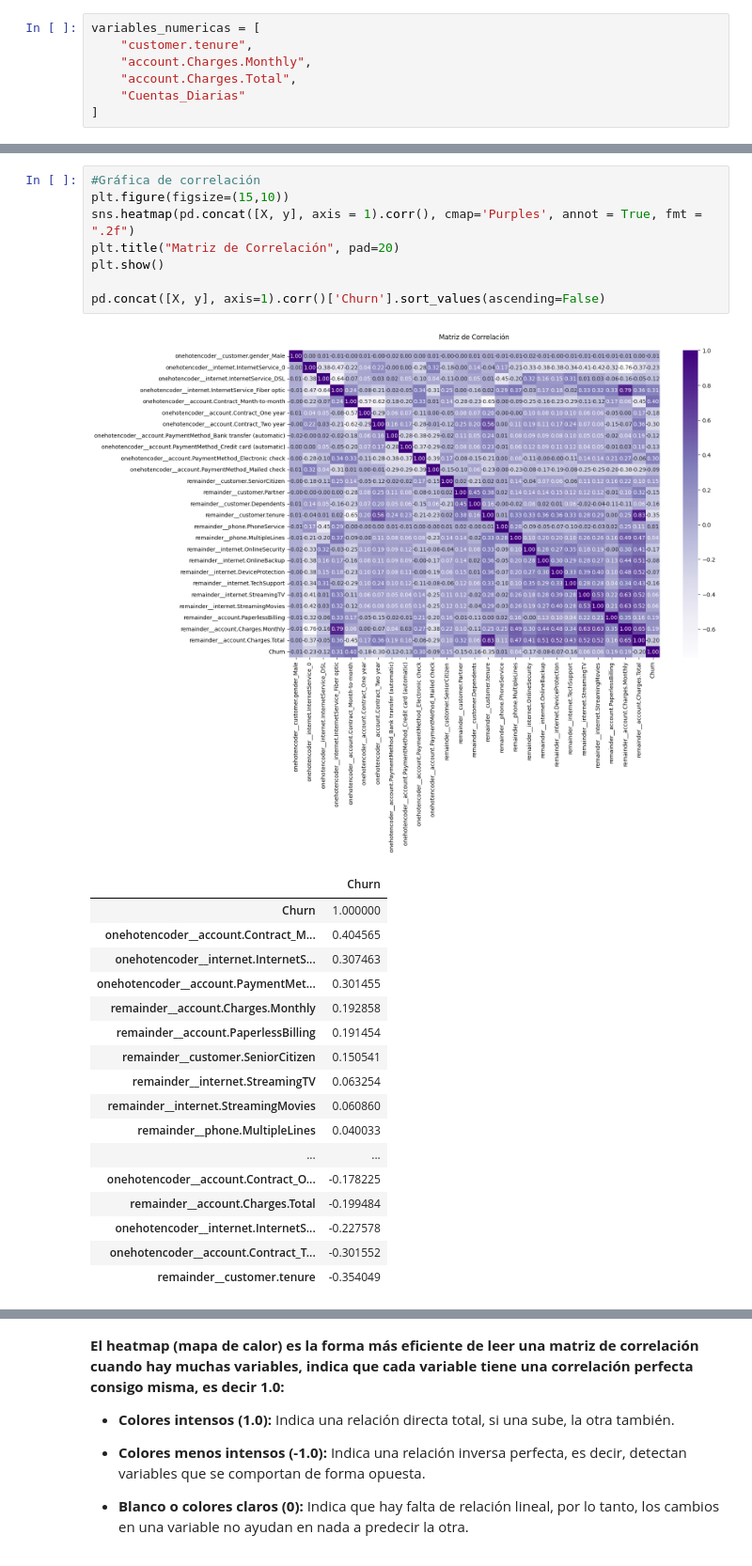
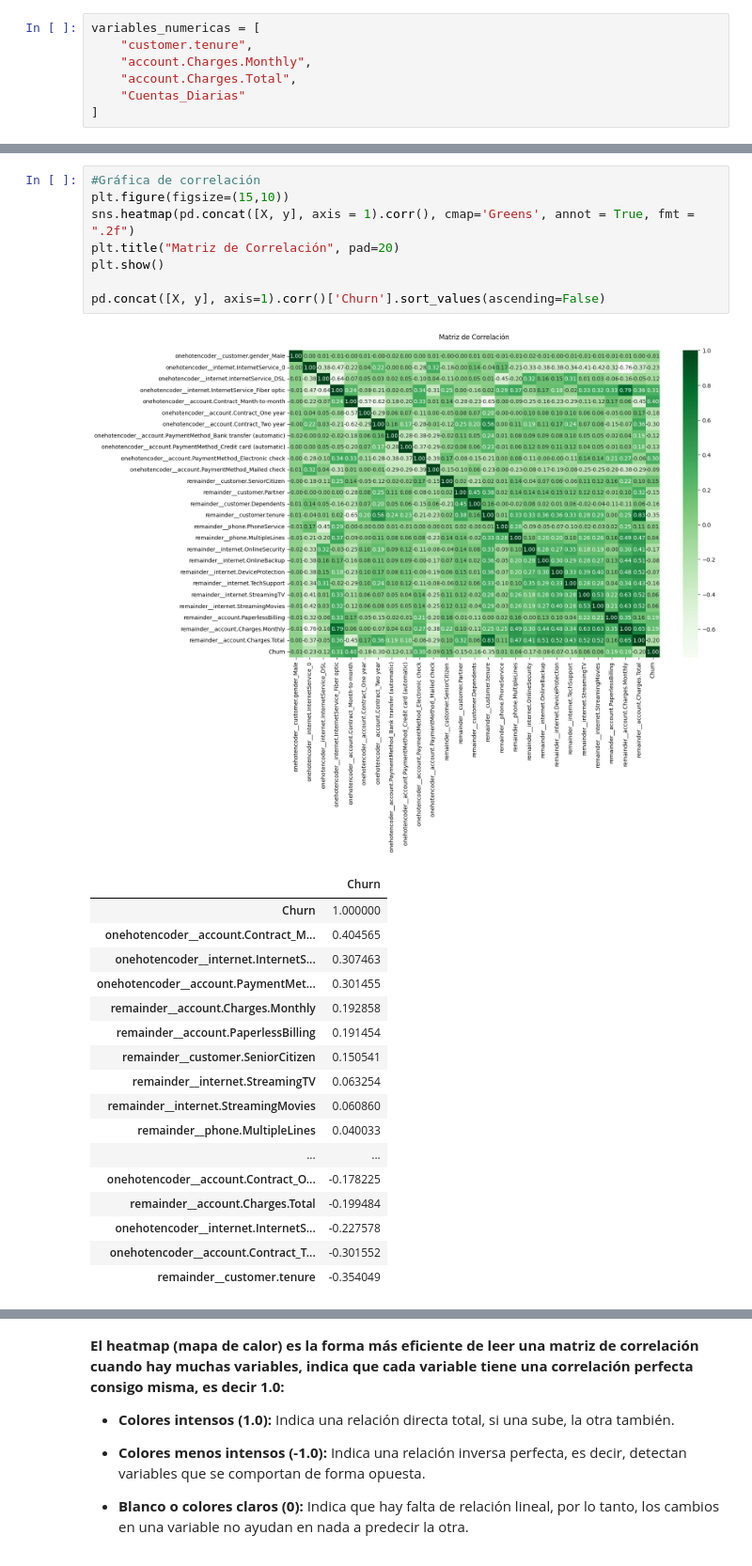
Before and after one commit to DarkLyng/Challenge-TelecomX_P2, a Jupyter notebook: Telecom_X_P2.ipynb, the cells around one changed output, grey strips where cells are left out. Shown at 94% size. Cells and saved outputs as stored; diff of their text form.

```diff
--- a/Telecom_X_P2.ipynb
+++ b/Telecom_X_P2.ipynb
@@ -124,13 +128,13 @@ y = datos['Churn']
 # %%
 #Gráfica de correlación
 plt.figure(figsize=(15,10))
-sns.heatmap(pd.concat([X, y], axis = 1).corr(), cmap='Purples', annot = True, fmt = ".2f")
+sns.heatmap(pd.concat([X, y], axis = 1).corr(), cmap='Greens', annot = True, fmt = ".2f")
 plt.title("Matriz de Correlación", pad=20)
 plt.show()
 
 pd.concat([X, y], axis=1).corr()['Churn'].sort_values(ascending=False)
 # %% [output]
-[figure, old version]
+[figure, new version]
 |  | Churn |
 | Churn | 1.000000 |
 | onehotencoder__account.Contract_M... | 0.404565 |
```
Also changed, not shown: parts of 36 cells of this notebook.
